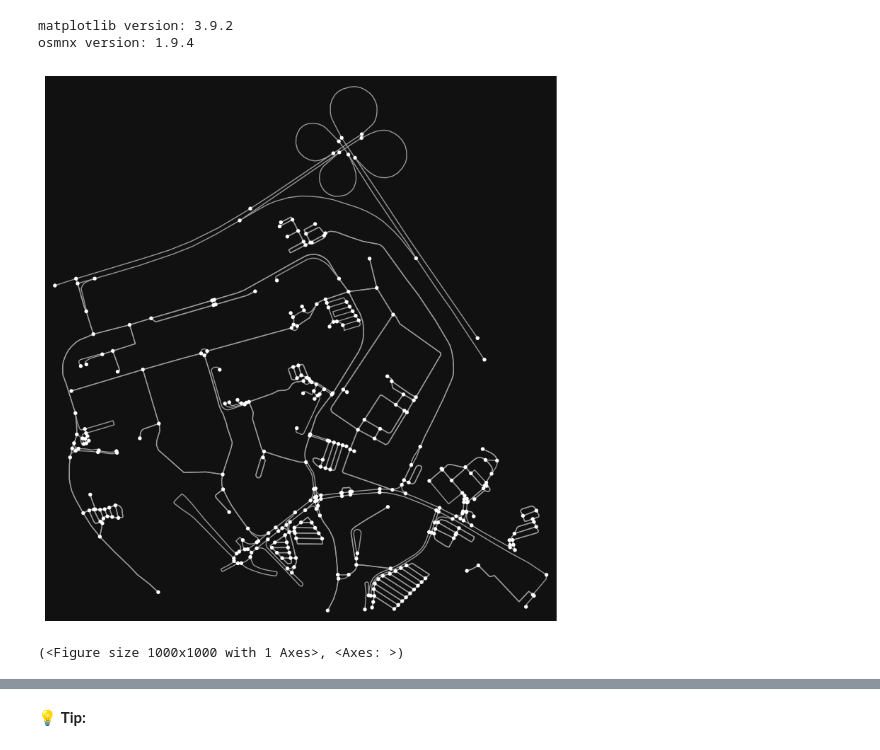
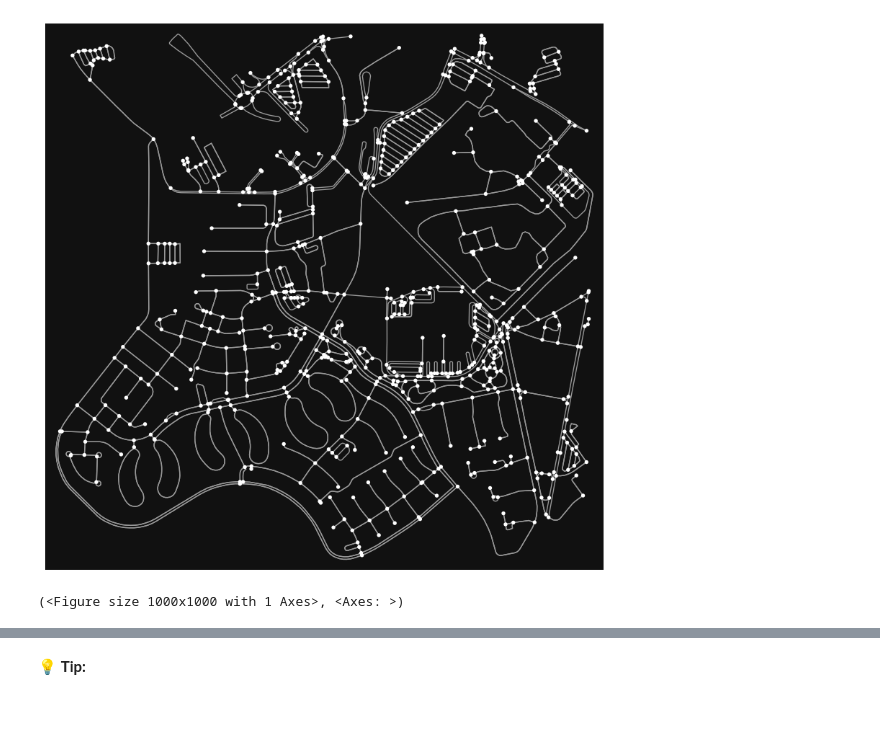
Before and after one commit to Dr-AlaaKhamis/ISE571, a Jupyter notebook: 2_Graph_search/Blind_search/KFUPM.ipynb, the cells around one changed output, grey strips where cells are left out. Cells and saved outputs as stored; diff of their text form; code cells hidden in the pictures; blank space fills up the shorter version.

```diff
--- a/2_Graph_search/Blind_search/KFUPM.ipynb
+++ b/2_Graph_search/Blind_search/KFUPM.ipynb
@@ -1,22 +1,11 @@
-# %%
-from importlib.metadata import version
-
-pkgs = ["matplotlib",
-        "osmnx"
-       ]
-for p in pkgs:
-    print(f"{p} version: {version(p)}")
-# %% [output]
-matplotlib version: 3.9.2
-osmnx version: 1.9.4
 # %%
 import osmnx as ox
 
 place_name = "KFUPM"
 
-graph = ox.graph_from_address(place_name)
+graph = ox.graph_from_address(place_name, dist=1000, network_type="all")
 
 ox.plot_graph(graph,figsize=(10,10))
 # %% [output]
-[figure, old version]
+[figure, new version]
 (<Figure size 1000x1000 with 1 Axes>, <Axes: >)
```
Also changed, not shown: parts of 1 cell of this notebook, 32 other files.
